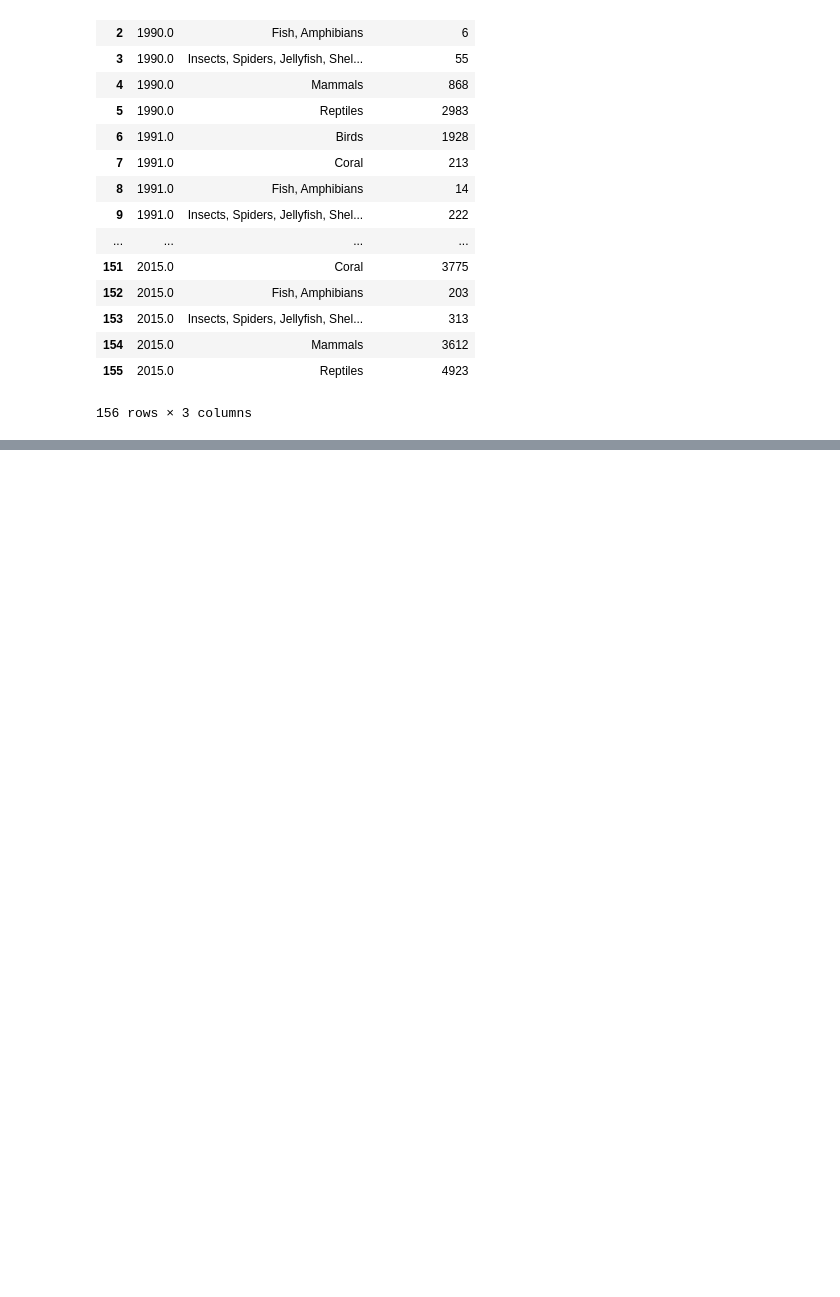
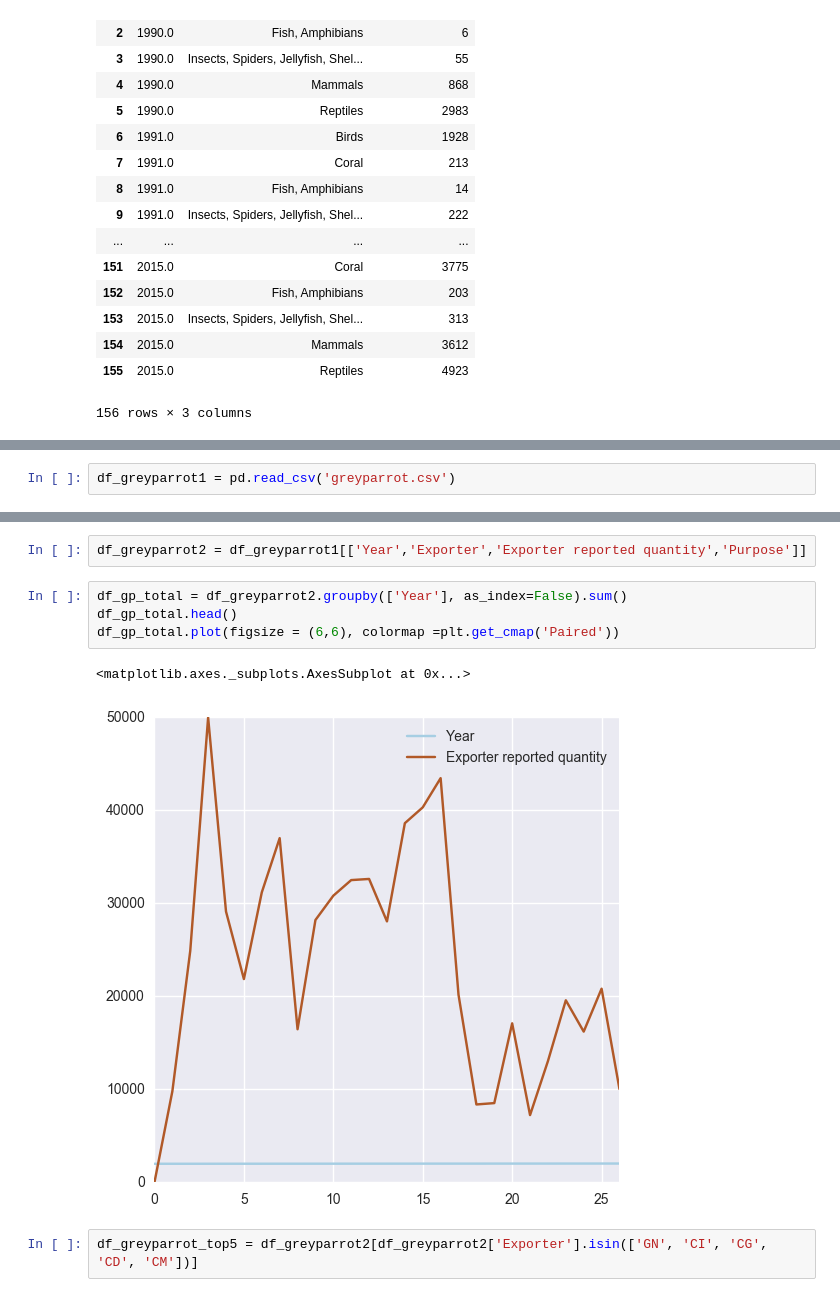
Before and after one commit to Flatfishlk/Capstone, a Jupyter notebook: code/capstone_EDA.ipynb, the cells around one changed output, grey strips where cells are left out. Cells and saved outputs as stored; diff of their text form; blank space fills up the shorter version.

```diff
--- a/code/capstone_EDA.ipynb
+++ b/code/capstone_EDA.ipynb
@@ -470,0 +576,2 @@ plt.plot(xs, np.clip(spl(xs),0,1), linewidth = 2)
+# %%
+df_greyparrot1 = pd.read_csv('greyparrot.csv')
@@ -470,0 +667,11 @@ plt.plot(xs, np.clip(spl(xs),0,1), linewidth = 2)
+# %%
+df_greyparrot2 = df_greyparrot1[['Year','Exporter','Exporter reported quantity','Purpose']]
+# %%
+df_gp_total = df_greyparrot2.groupby(['Year'], as_index=False).sum()
+df_gp_total.head()
+df_gp_total.plot(figsize = (6,6), colormap =plt.get_cmap('Paired'))
+# %% [output]
+<matplotlib.axes._subplots.AxesSubplot at 0x...>
+[figure, added]
+# %%
+df_greyparrot_top5 = df_greyparrot2[df_greyparrot2['Exporter'].isin(['GN', 'CI', 'CG', 'CD', 'CM'])]
```
Also changed, not shown: parts of 44 cells of this notebook, 1 other file.
